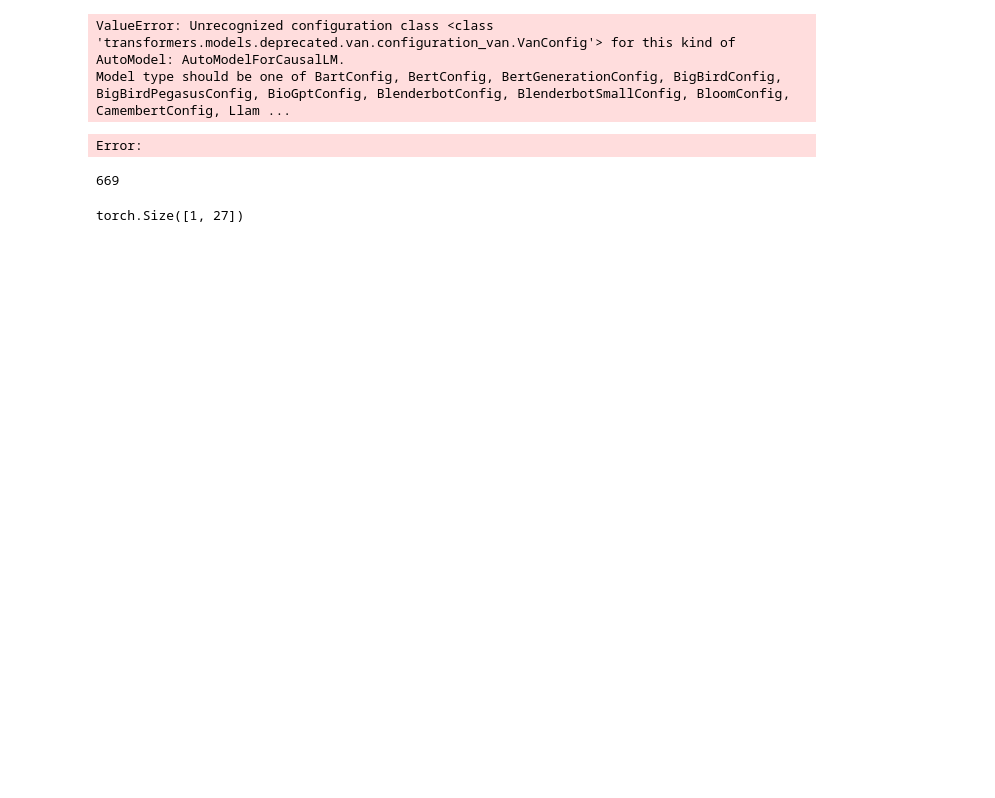
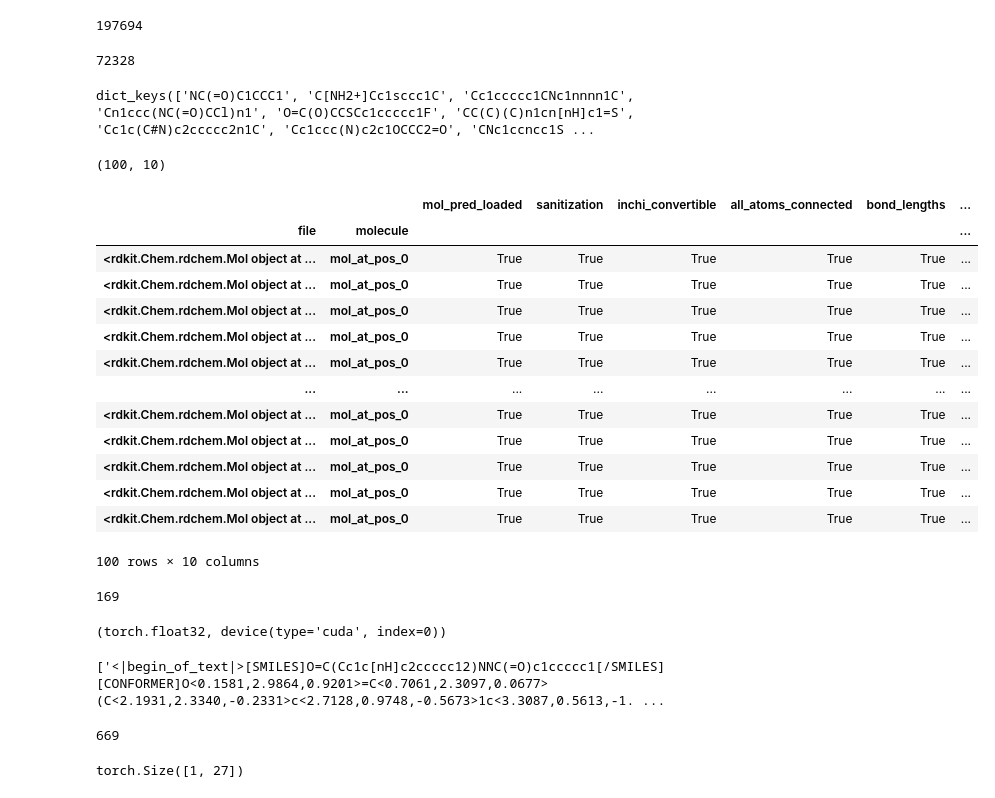
Before and after one commit to YerevaNN/3DMolGen, a Jupyter notebook: molgen3D/notebooks/playground_conformer_LLM.ipynb, the cells around one changed output. Cells and saved outputs as stored; diff of their text form; code cells hidden in the pictures; blank space fills up the shorter version.

```diff
--- a/molgen3D/notebooks/playground_conformer_LLM.ipynb
+++ b/molgen3D/notebooks/playground_conformer_LLM.ipynb
@@ -13,3 +13,6 @@ from rdkit.Chem import Draw
 from rdkit.Chem.Draw import IPythonConsole
 # This enables inline rendering of molecules
 IPythonConsole.ipython_useSVG=True
+# %%
+with open("/auto/home/menuab/code/3DMolGen/gen_results/2025-05-19-17:30_m380_1e_top_p_sampling1/generation_resutls.pickle", 'rb') as f:
+        model_preds = pickle.load(f)
@@ -15,0 +59,4 @@ IPythonConsole.ipython_useSVG=True
+# %%
+len(l)+5367
+# %% [output]
+197694
@@ -15,0 +70,8 @@ IPythonConsole.ipython_useSVG=True
+# %%
+c
+# %% [output]
+72328
+# %%
+model_preds.keys()
+# %% [output]
+dict_keys(['NC(=O)C1CCC1', 'C[NH2+]Cc1sccc1C', 'Cc1ccccc1CNc1nnnn1C', 'Cn1ccc(NC(=O)CCl)n1', 'O=C(O)CCSCc1ccccc1F', 'CC(C)(C)n1cn[nH]c1=S', 'Cc1c(C#N)c2ccccc2n1C', 'Cc1ccc(N)c2c1OCCC2=O', 'CNc1ccncc1S ...
@@ -16,3 +80,28 @@ IPythonConsole.ipython_useSVG=True
+# %%
+buster = PoseBusters(config="mol")
+df = buster.bust(list(chain.from_iterable(model_preds.values()))[:100], None, None)
+print(df.shape)
+df
+# %% [output]
+(100, 10)
+|  |  | mol_pred_loaded | sanitization | inchi_convertible | all_atoms_connected | bond_lengths | ... |
+| file | molecule |  |  |  |  |  | ... |
+| <rdkit.Chem.rdchem.Mol object at ... | mol_at_pos_0 | True | True | True | True | True | ... |
+| <rdkit.Chem.rdchem.Mol object at ... | mol_at_pos_0 | True | True | True | True | True | ... |
+| <rdkit.Chem.rdchem.Mol object at ... | mol_at_pos_0 | True | True | True | True | True | ... |
+| <rdkit.Chem.rdchem.Mol object at ... | mol_at_pos_0 | True | True | True | True | True | ... |
+| <rdkit.Chem.rdchem.Mol object at ... | mol_at_pos_0 | True | True | True | True | True | ... |
+| ... | ... | ... | ... | ... | ... | ... | ... |
+| <rdkit.Chem.rdchem.Mol object at ... | mol_at_pos_0 | True | True | True | True | True | ... |
+| <rdkit.Chem.rdchem.Mol object at ... | mol_at_pos_0 | True | True | True | True | True | ... |
+| <rdkit.Chem.rdchem.Mol object at ... | mol_at_pos_0 | True | True | True | True | True | ... |
+| <rdkit.Chem.rdchem.Mol object at ... | mol_at_pos_0 | True | True | True | True | True | ... |
+| <rdkit.Chem.rdchem.Mol object at ... | mol_at_pos_0 | True | True | True | True | True | ... |
+100 rows × 10 columns
+# %%
+len('[SMILES]CO[C@H]1/C=C\\O[C@@]2(C)Oc3c(C)c(O)c4c(O)c(c5c(nc6cc(C)ccn65)c4c3C2=O)NC(=O)/C(C)=C\\C=C/[C@H](C)[C@H](O)[C@@H](C)[C@@H](O)[C@@H](C)[C@H](OC(C)=O)[C@@H]1C[/SMILES]')
+# %% [output]
+169
 # %%
 cart_1x_path = "/nfs/h100/raid/chem/checkpoints/hf/yerevann/Llama-3.2-1B_conformers/c037e75255bc41c19c716939/step-4500"
 cart_2x_path = "/nfs/h100/raid/chem/checkpoints/hf/yerevann/Llama-3.2-1B_conformers/d267db61f57d4b428baa604a/step-9000"
@@ -23,16 +112,24 @@ m100_100 = "/nfs/h100/raid/chem/checkpoints/hf/yerevann/Llama-3.2-27M_conformers
 m100_120p_path = "/nfs/h100/raid/chem/checkpoints/hf/yerevann/Llama-3.2-100M_conformers/c29bd453f4ff497d8c99c8f7/step-30000"
 new_model = "/nfs/h100/raid/chem/checkpoints/hf/yerevann/Llama-3.2-170M_conformers/723a4ada660e4227b29a904a/step-10000"
 
+m380_1e = "/nfs/h100/raid/chem/checkpoints/hf/yerevann/Llama-3.2-380M_conformers/b4707c6bf8b54cba8febe9fc/step-8500/"
+m380_2e = "/nfs/h100/raid/chem/checkpoints/hf/yerevann/Llama-3.2-380M_conformers/4291f8157d2f41a3bb9605e8/step-16000/"
+m380_3e = "/nfs/h100/raid/chem/checkpoints/hf/yerevann/Llama-3.2-380M_conformers/534162de781f4855bbccb0d6/step-23500/"
+m380_4e = "/nfs/h100/raid/chem/checkpoints/hf/yerevann/Llama-3.2-380M_conformers/e184d4d867804fbd8a8c45bf/step-30000/"
+
+b1_1e = "/nfs/h100/raid/chem/checkpoints/hf/yerevann/Llama-3.2-1B_conformers/66bfa548d98247cdb01c4c1c/step-11000/"
+b1_2e = "/nfs/h100/raid/chem/checkpoints/hf/yerevann/Llama-3.2-1B_conformers/ee7e78995cc04aea8089aee1/step-21000/"
+b1_3e = "/nfs/h100/raid/chem/checkpoints/hf/yerevann/Llama-3.2-1B_conformers/de472e134063446086e66925/step-31000/"
+b1_4e = "/nfs/h100/raid/chem/checkpoints/hf/yerevann/Llama-3.2-1B_conformers/37cf49f293254a6986b12948/step-40000/"
+
 tokenizer  = AutoTokenizer.from_pretrained("/auto/home/menuab/code/YNNtitan/torchtitan/tokenizers/Llama-3.2-chem-1B-v1", padding_side='left')
 tokenizer.pad_token = tokenizer.eos_token
-model = AutoModelForCausalLM.from_pretrained(new_model,
+model = AutoModelForCausalLM.from_pretrained(b1_2e,
                                              torch_dtype=torch.float32).to("cuda:0")
 model.generation_config.pad_token_id = tokenizer.pad_token_id
 model.dtype, model.device
 # %% [output]
-ValueError: Unrecognized configuration class <class 'transformers.models.deprecated.van.configuration_van.VanConfig'> for this kind of AutoModel: AutoModelForCausalLM.
-Model type should be one of BartConfig, BertConfig, BertGenerationConfig, BigBirdConfig, BigBirdPegasusConfig, BioGptConfig, BlenderbotConfig, BlenderbotSmallConfig, BloomConfig, CamembertConfig, Llam ...
+(torch.float32, device(type='cuda', index=0))
-Error:
 # %%
 import transformers
 top_p_sampling_config = transformers.GenerationConfig (
@@ -59,5 +156,9 @@ output = model.generate(input_ids=prompt["input_ids"],
                         generation_config=top_p_sampling_config)
 output_ = tokenizer.batch_decode(output)
+# %%
+output_
+# %% [output]
+['<|begin_of_text|>[SMILES]O=C(Cc1c[nH]c2ccccc12)NNC(=O)c1ccccc1[/SMILES][CONFORMER]O<0.1581,2.9864,0.9201>=C<0.7061,2.3097,0.0677>(C<2.1931,2.3340,-0.2331>c<2.7128,0.9748,-0.5673>1c<3.3087,0.5613,-1. ...
 # %%
 max(len(o) for o in output_)
 # %% [output]
```
Also changed, not shown: parts of 8 cells of this notebook, 2 other files.
